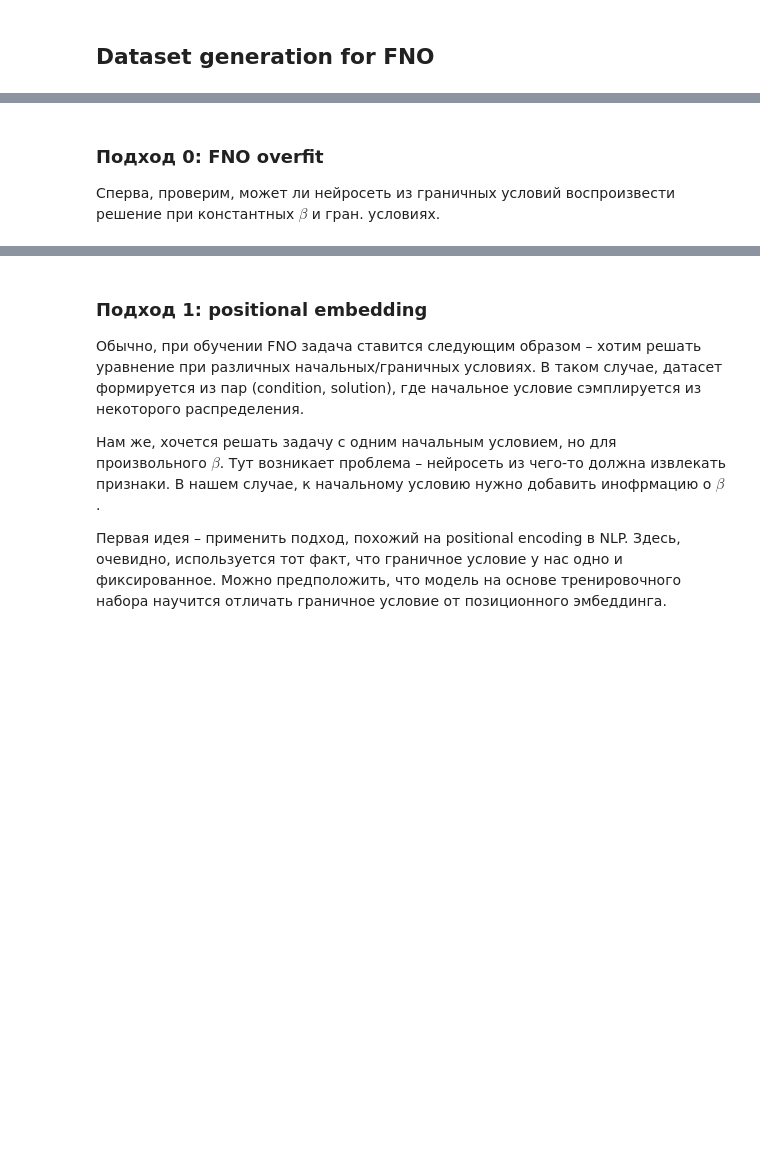
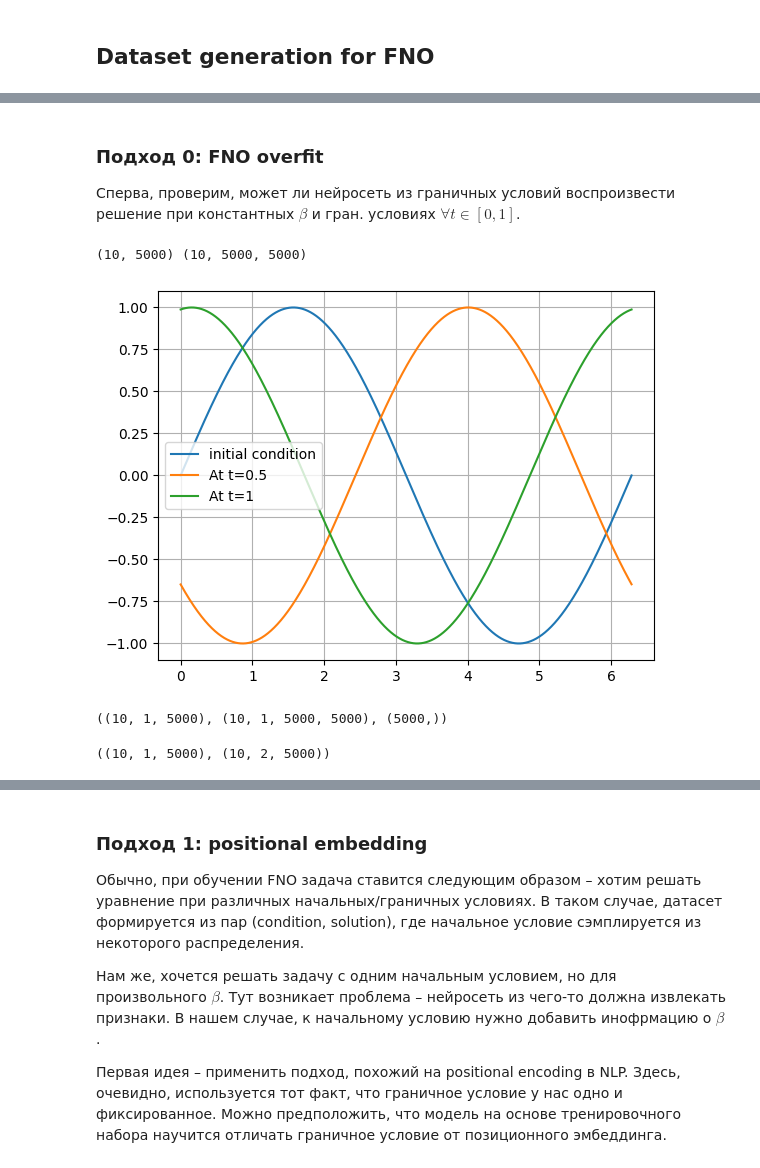
Before and after one commit to danya-pixel/neural-operators, a Jupyter notebook: convection.ipynb, the cells around one changed output, grey strips where cells are left out. Drawn from its saved outputs; the diff is of its cells as text; code cells hidden in the pictures; blank space fills up the shorter version.

```diff
--- a/convection.ipynb
+++ b/convection.ipynb
@@ -55,4 +66,35 @@ key = jax.random.PRNGKey(SEED)
 # %% [markdown]
 ### Подход 0: FNO overfit
 
-Сперва, проверим, может ли нейросеть из граничных условий воспроизвести решение при константных $\beta$ и гран. условиях.
+Сперва, проверим, может ли нейросеть из граничных условий воспроизвести решение при константных $\beta$ и гран. условиях $\forall t \in [0, 1]$.
+# %%
+rate = 5000
+
+a_data = np.tile(np.sin(x), (10, 1))
+u_data = np.tile(np.array([analytical(x, i, 30) for i in np.linspace(0, 1, rate)]), (10, 1, 1))
+
+print(a_data.shape, u_data.shape)
+# %% [output]
+(10, 5000) (10, 5000, 5000)
+# %%
+plt.plot(x, a_data[0], label="initial condition")
+plt.plot(x, u_data[0][2500], label="At t=0.5")
+plt.plot(x, u_data[0][-1], label="At t=1")
+plt.legend()
+plt.grid()
+# %% [output]
+[figure, added]
+# %%
+a_data = a_data[:, jnp.newaxis, :]
+u_data = u_data[:, jnp.newaxis, :, :]
+mesh = jnp.linspace(0, 2*jnp.pi, u_data.shape[-1])
+a_data.shape, u_data.shape, mesh.shape
+# %% [output]
+((10, 1, 5000), (10, 1, 5000, 5000), (5000,))
+# %%
+mesh_shape_corrected = jnp.repeat(mesh[jnp.newaxis, jnp.newaxis, :], u_data.shape[0], axis=0)
+a_with_mesh = jnp.concatenate((a_data, mesh_shape_corrected), axis=1)
+
+mesh_shape_corrected.shape, a_with_mesh.shape
+# %% [output]
+((10, 1, 5000), (10, 2, 5000))
```
Also changed, not shown: parts of 16 cells of this notebook, 2 other files.
